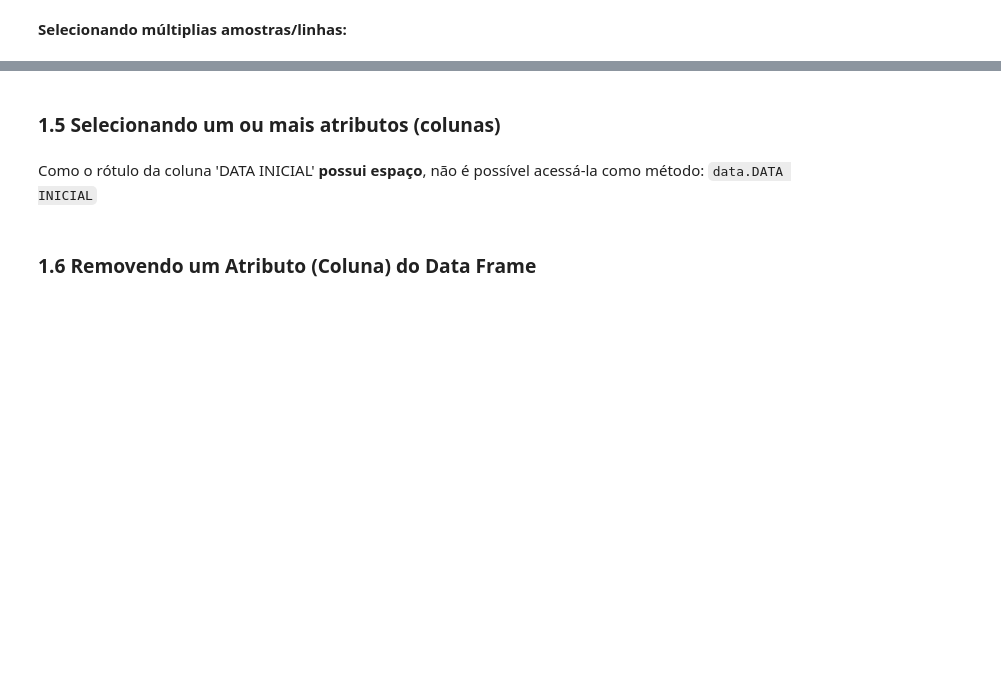
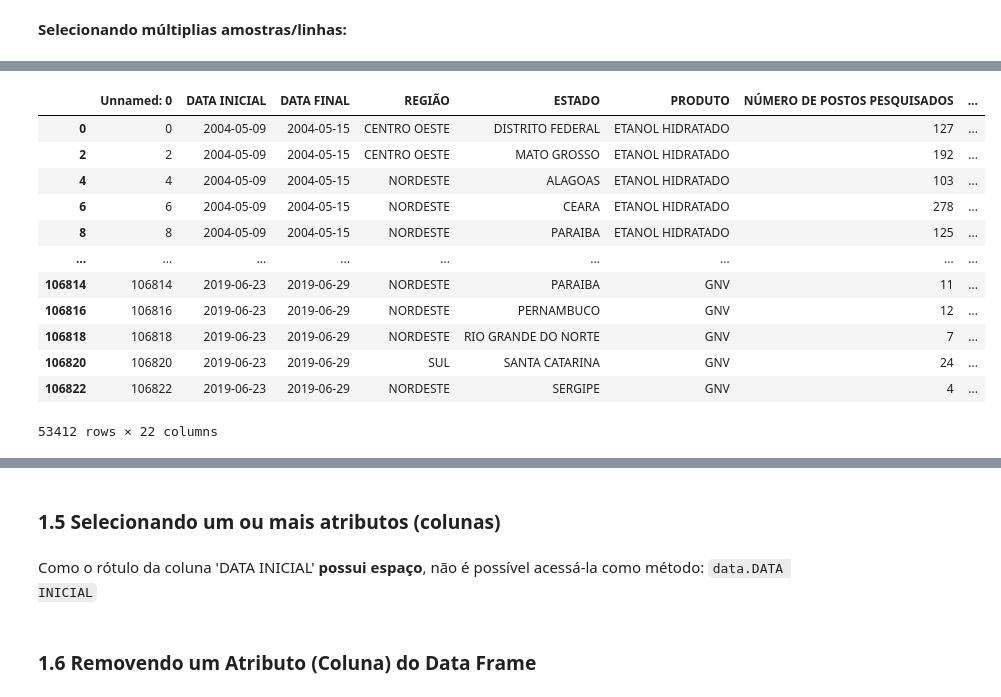
Before and after one commit to devLink13/pandas-essencial, a Jupyter notebook: manipulacao_de_dados_codigo_base.ipynb, the cells around one changed output, grey strips where cells are left out. Drawn from its saved outputs; the diff is of its cells as text; code cells hidden in the pictures; blank space fills up the shorter version.

```diff
--- a/manipulacao_de_dados_codigo_base.ipynb
+++ b/manipulacao_de_dados_codigo_base.ipynb
@@ -581,0 +653,4 @@ dataframe
+# %%
+# pegar uma coluna e armazenar numa variavel (ou seja, vou pegar uma series), modificar seu valor e então adicioná-la ao dataframe como uma nova coluna
+preco_revenda_medio_reajustado = dataframe['PREÇO MÉDIO REVENDA'] * 2
+type(preco_revenda_medio_reajustado)
@@ -581,0 +659,3 @@ dataframe
+# %%
+dataframe['PREÇO MÉDIO REVENDA REAJUSTADO'] = preco_revenda_medio_reajustado
+dataframe.head()
@@ -612,0 +805,18 @@ Mostrando linhas específicas de um DataFrame:
+# %%
+# pegando somente os indices par da tabela
+intervalo = list(range(0, dataframe.shape[0], 2))
+dataframe.iloc[intervalo]
+# %% [output]
+|  | Unnamed: 0 | DATA INICIAL | DATA FINAL | REGIÃO | ESTADO | PRODUTO | NÚMERO DE POSTOS PESQUISADOS | ... |
+| 0 | 0 | 2004-05-09 | 2004-05-15 | CENTRO OESTE | DISTRITO FEDERAL | ETANOL HIDRATADO | 127 | ... |
+| 2 | 2 | 2004-05-09 | 2004-05-15 | CENTRO OESTE | MATO GROSSO | ETANOL HIDRATADO | 192 | ... |
+| 4 | 4 | 2004-05-09 | 2004-05-15 | NORDESTE | ALAGOAS | ETANOL HIDRATADO | 103 | ... |
+| 6 | 6 | 2004-05-09 | 2004-05-15 | NORDESTE | CEARA | ETANOL HIDRATADO | 278 | ... |
+| 8 | 8 | 2004-05-09 | 2004-05-15 | NORDESTE | PARAIBA | ETANOL HIDRATADO | 125 | ... |
+| ... | ... | ... | ... | ... | ... | ... | ... | ... |
+| 106814 | 106814 | 2019-06-23 | 2019-06-29 | NORDESTE | PARAIBA | GNV | 11 | ... |
+| 106816 | 106816 | 2019-06-23 | 2019-06-29 | NORDESTE | PERNAMBUCO | GNV | 12 | ... |
+| 106818 | 106818 | 2019-06-23 | 2019-06-29 | NORDESTE | RIO GRANDE DO NORTE | GNV | 7 | ... |
+| 106820 | 106820 | 2019-06-23 | 2019-06-29 | SUL | SANTA CATARINA | GNV | 24 | ... |
+| 106822 | 106822 | 2019-06-23 | 2019-06-29 | NORDESTE | SERGIPE | GNV | 4 | ... |
+53412 rows × 22 columns
```
Also changed, not shown: parts of 58 cells of this notebook, 2 other files.
